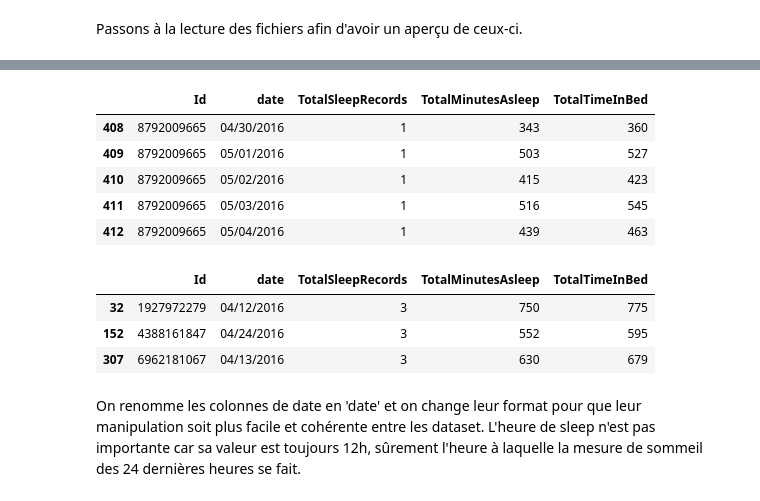
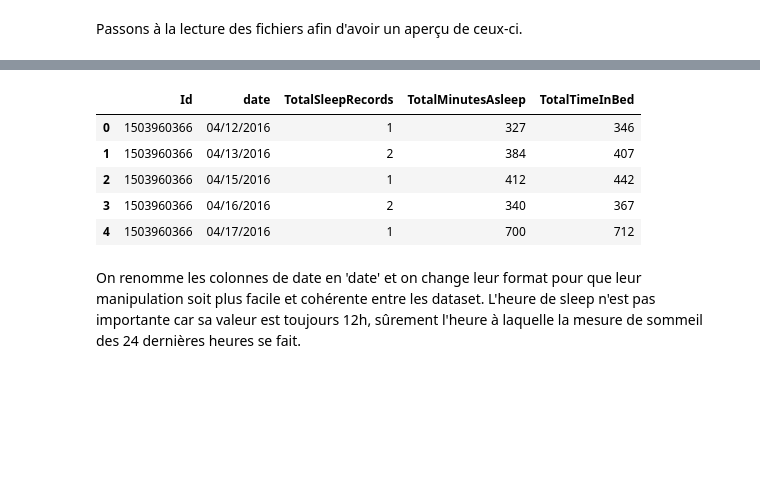
Before and after one commit to gpernel/Bellabeat, a Jupyter notebook: Bellabeat.ipynb, the cells around one changed output, grey strips where cells are left out. Cells and saved outputs as stored; diff of their text form; code cells hidden in the pictures; blank space fills up the shorter version.

```diff
--- a/Bellabeat.ipynb
+++ b/Bellabeat.ipynb
@@ -83,19 +71,12 @@ step.tail()
 # %%
-sleep.tail()
+sleep.head()
 # %% [output]
 |  | Id | date | TotalSleepRecords | TotalMinutesAsleep | TotalTimeInBed |
-| 408 | 8792009665 | 04/30/2016 | 1 | 343 | 360 |
-| 409 | 8792009665 | 05/01/2016 | 1 | 503 | 527 |
-| 410 | 8792009665 | 05/02/2016 | 1 | 415 | 423 |
-| 411 | 8792009665 | 05/03/2016 | 1 | 516 | 545 |
-| 412 | 8792009665 | 05/04/2016 | 1 | 439 | 463 |
+| 0 | 1503960366 | 04/12/2016 | 1 | 327 | 346 |
+| 1 | 1503960366 | 04/13/2016 | 2 | 384 | 407 |
+| 2 | 1503960366 | 04/15/2016 | 1 | 412 | 442 |
+| 3 | 1503960366 | 04/16/2016 | 2 | 340 | 367 |
+| 4 | 1503960366 | 04/17/2016 | 1 | 700 | 712 |
-# %%
-sleep.loc[sleep['TotalSleepRecords']==3]
-# %% [output]
-|  | Id | date | TotalSleepRecords | TotalMinutesAsleep | TotalTimeInBed |
-| 32 | 1927972279 | 04/12/2016 | 3 | 750 | 775 |
-| 152 | 4388161847 | 04/24/2016 | 3 | 552 | 595 |
-| 307 | 6962181067 | 04/13/2016 | 3 | 630 | 679 |
 # %% [markdown]
 On renomme les colonnes de date en 'date' et on change leur format pour que leur manipulation soit plus facile et cohérente entre les dataset. L'heure de sleep n'est pas importante car sa valeur est toujours 12h, sûrement l'heure à laquelle la mesure de sommeil des 24 dernières heures se fait.
 # %%
```
Also changed, not shown: parts of 34 cells of this notebook.
